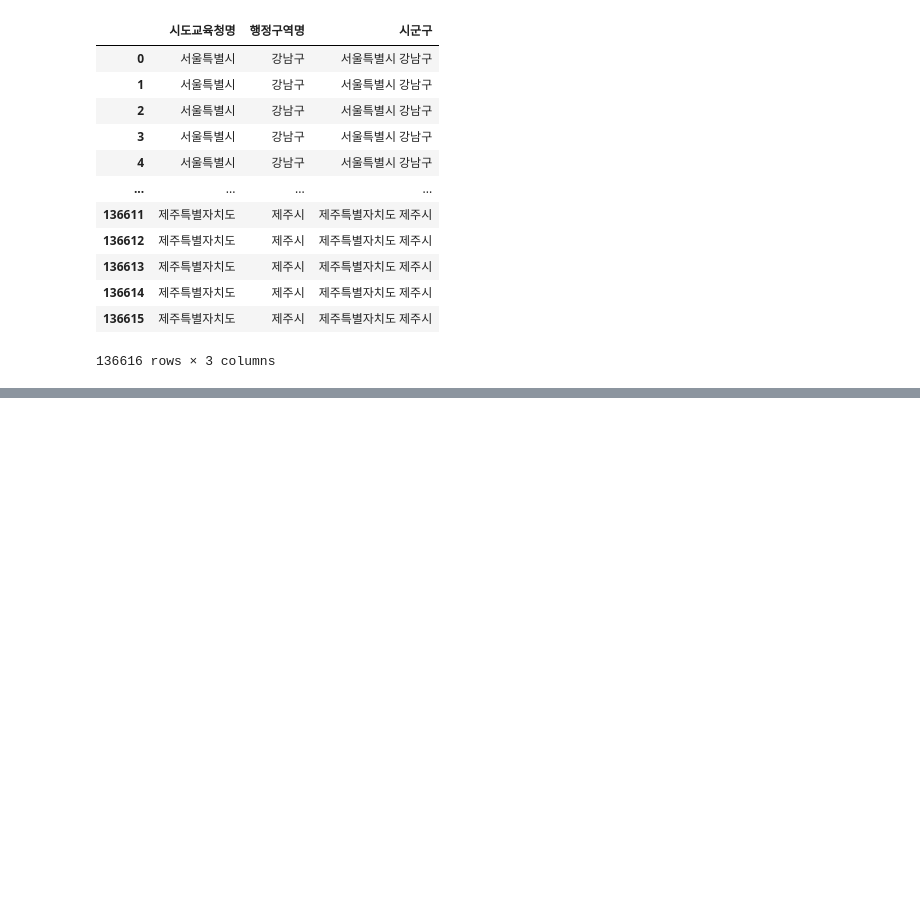
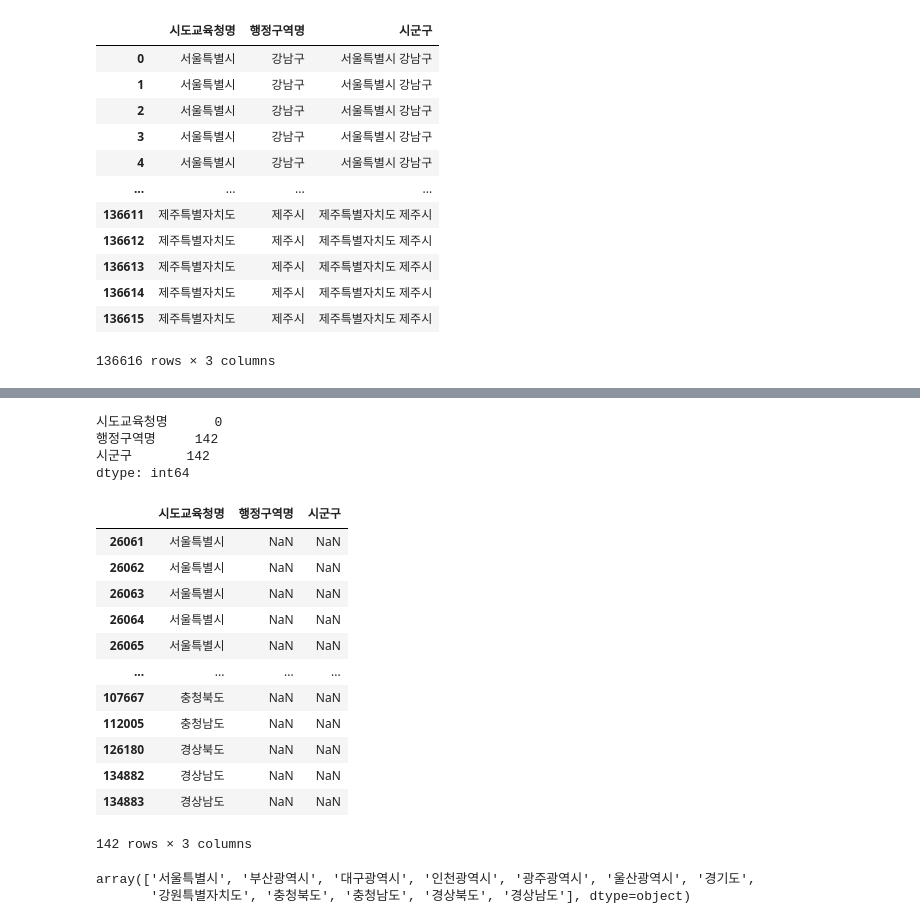
Before and after one commit to haezeong/fintech_service, a Jupyter notebook: 06_machine_learning/대용량 파일처리3.ipynb, the cells around one changed output, grey strips where cells are left out. Drawn from its saved outputs; the diff is of its cells as text; code cells hidden in the pictures; blank space fills up the shorter version.

```diff
--- a/06_machine_learning/대용량 파일처리3.ipynb
+++ b/06_machine_learning/대용량 파일처리3.ipynb
@@ -99,0 +144,30 @@ See the caveats in the documentation: https://pandas.pydata.org/pandas-docs/stab
+# %%
+learn_place.isna().sum()
+# %% [output]
+시도교육청명      0
+행정구역명     142
+시군구       142
+dtype: int64
+# %%
+# 결측값을 가진 행만 선택하는 코드
+miss=learn_place[learn_place.isnull().any(axis=1)]
+miss
+# %% [output]
+|  | 시도교육청명 | 행정구역명 | 시군구 |
+| 26061 | 서울특별시 | NaN | NaN |
+| 26062 | 서울특별시 | NaN | NaN |
+| 26063 | 서울특별시 | NaN | NaN |
+| 26064 | 서울특별시 | NaN | NaN |
+| 26065 | 서울특별시 | NaN | NaN |
+| ... | ... | ... | ... |
+| 107667 | 충청북도 | NaN | NaN |
+| 112005 | 충청남도 | NaN | NaN |
+| 126180 | 경상북도 | NaN | NaN |
+| 134882 | 경상남도 | NaN | NaN |
+| 134883 | 경상남도 | NaN | NaN |
+142 rows × 3 columns
+# %%
+miss['시도교육청명'].unique()
+# %% [output]
+array(['서울특별시', '부산광역시', '대구광역시', '인천광역시', '광주광역시', '울산광역시', '경기도',
+       '강원특별자치도', '충청북도', '충청남도', '경상북도', '경상남도'], dtype=object)
```
Also changed, not shown: parts of 37 cells of this notebook, 4 other files.
